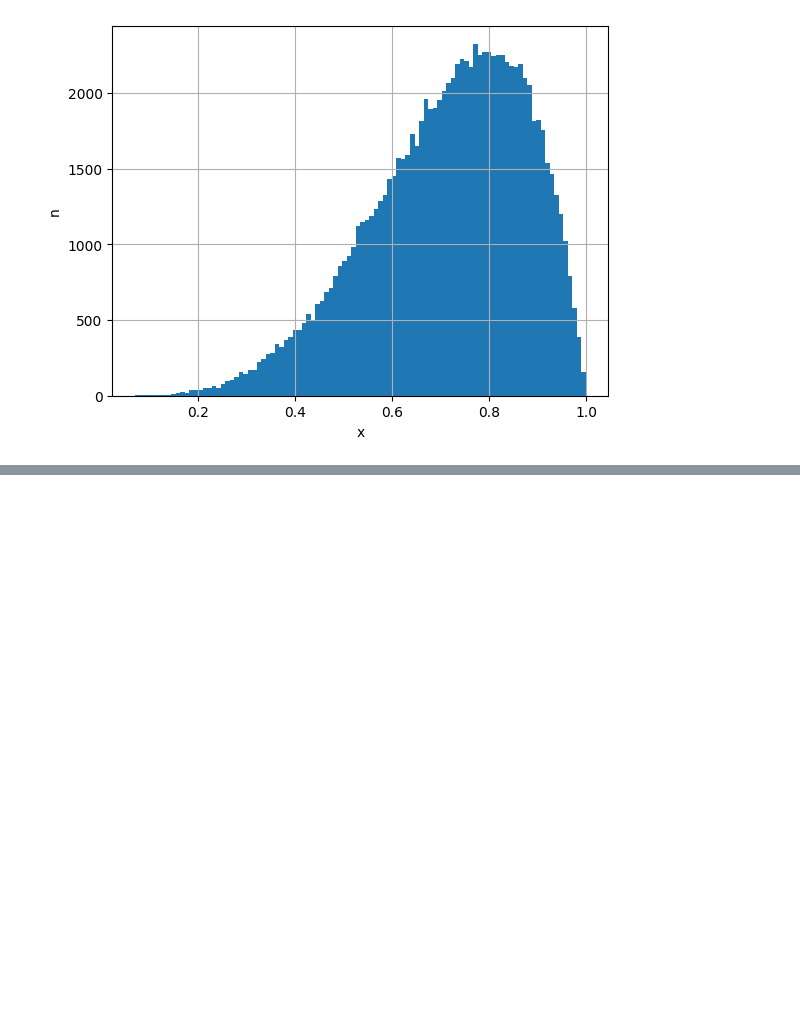
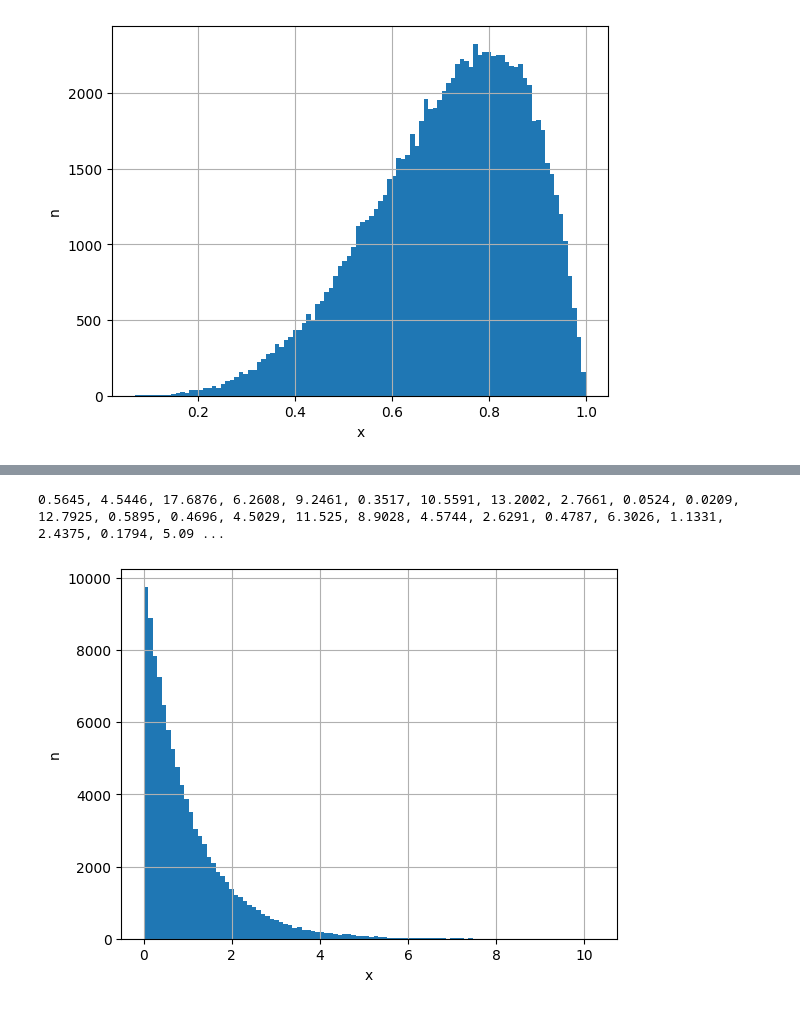
Before and after one commit to dudung/py-jupyter-nb, a Jupyter notebook: courses/fi2151/random_distribution.ipynb, the cells around one changed output, grey strips where cells are left out. Cells and saved outputs as stored; diff of their text form; code cells hidden in the pictures; blank space fills up the shorter version.

```diff
--- a/courses/fi2151/random_distribution.ipynb
+++ b/courses/fi2151/random_distribution.ipynb
@@ -638,0 +699,30 @@ plt.show()
+# %%
+import random as rnd
+
+def datagammavar(a, b, N):
+    xx = []
+    for ii in range(N):
+        rr = rnd.gammavariate(a, b)
+        rr = round(rr, 4)
+        xx.append(rr)
+    return xx
+
+x = datagammavar(1, 5, 80)
+
+for i in x:
+    print(i, end=', ')
+# %% [output]
+0.5645, 4.5446, 17.6876, 6.2608, 9.2461, 0.3517, 10.5591, 13.2002, 2.7661, 0.0524, 0.0209, 12.7925, 0.5895, 0.4696, 4.5029, 11.525, 8.9028, 4.5744, 2.6291, 0.4787, 6.3026, 1.1331, 2.4375, 0.1794, 5.09 ...
+# %%
+import matplotlib.pyplot as plt
+
+alpha = 1; beta = 1; N = 100000
+x = datagammavar(alpha, beta, N)
+
+plt.hist(x, bins=100)
+plt.xlabel('x')
+plt.ylabel('n')
+plt.grid()
+plt.show()
+# %% [output]
+[figure, added]
```
Also changed, not shown: parts of 33 cells of this notebook.
